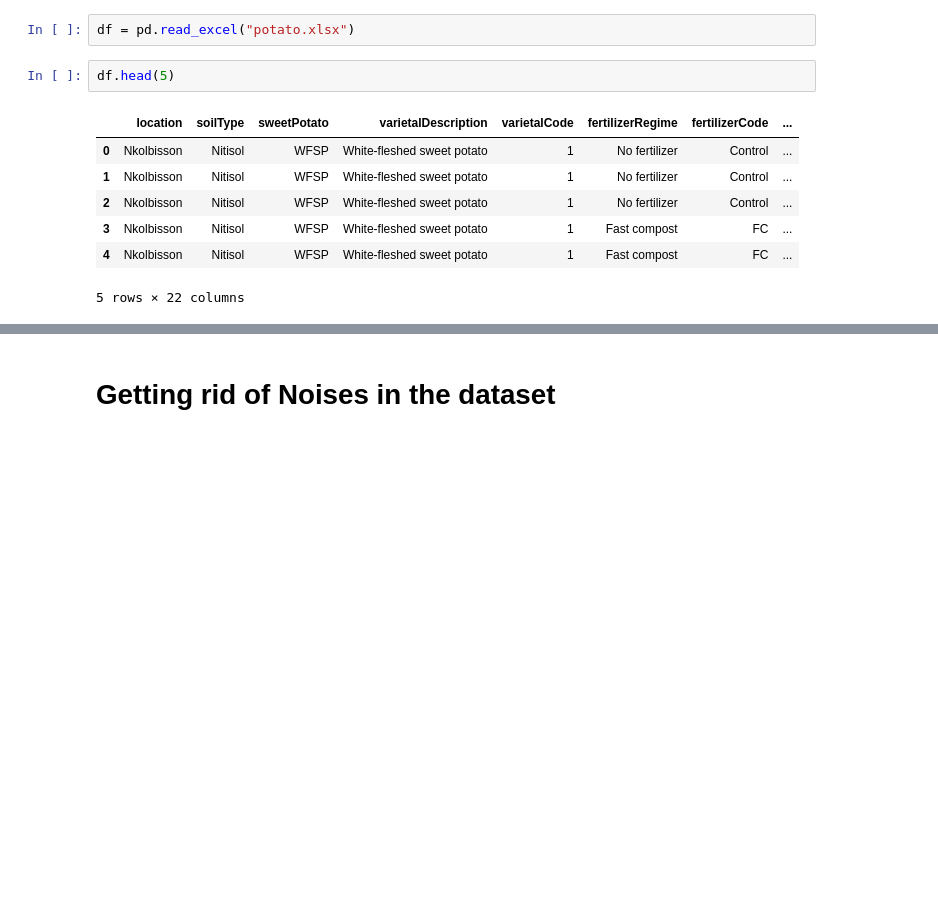
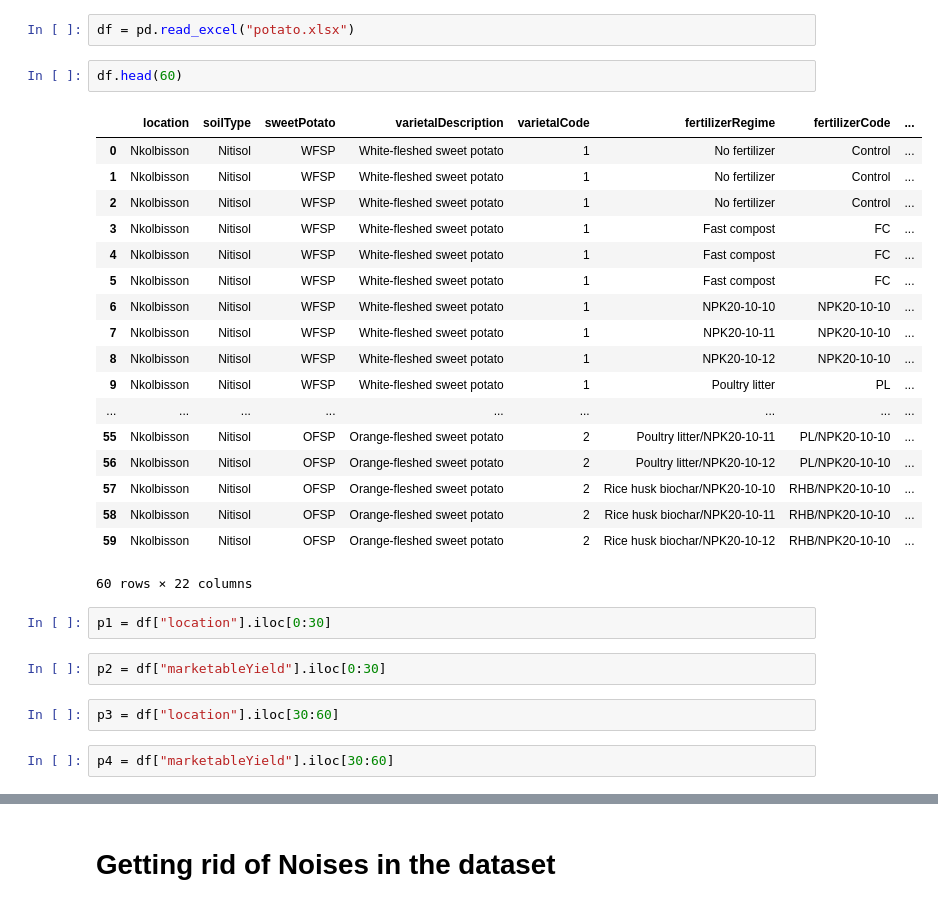
Before and after one commit to SharonSoul/Group-5-ML-Project, a Jupyter notebook: groupProject.ipynb, the cells around one changed output, grey strips where cells are left out. Saved outputs shown, nothing was run; the diff lists cells and outputs as text; blank space fills up the shorter version.

```diff
--- a/groupProject.ipynb
+++ b/groupProject.ipynb
@@ -26,12 +26,31 @@ le = LabelEncoder()
 # %%
 df = pd.read_excel("potato.xlsx")
 # %%
-df.head(5)
+df.head(60)
 # %% [output]
 |  | location | soilType | sweetPotato | varietalDescription | varietalCode | fertilizerRegime | fertilizerCode | ... |
 | 0 | Nkolbisson | Nitisol | WFSP | White-fleshed sweet potato | 1 | No fertilizer | Control | ... |
 | 1 | Nkolbisson | Nitisol | WFSP | White-fleshed sweet potato | 1 | No fertilizer | Control | ... |
 | 2 | Nkolbisson | Nitisol | WFSP | White-fleshed sweet potato | 1 | No fertilizer | Control | ... |
 | 3 | Nkolbisson | Nitisol | WFSP | White-fleshed sweet potato | 1 | Fast compost | FC | ... |
 | 4 | Nkolbisson | Nitisol | WFSP | White-fleshed sweet potato | 1 | Fast compost | FC | ... |
+| 5 | Nkolbisson | Nitisol | WFSP | White-fleshed sweet potato | 1 | Fast compost | FC | ... |
+| 6 | Nkolbisson | Nitisol | WFSP | White-fleshed sweet potato | 1 | NPK20-10-10 | NPK20-10-10 | ... |
+| 7 | Nkolbisson | Nitisol | WFSP | White-fleshed sweet potato | 1 | NPK20-10-11 | NPK20-10-10 | ... |
+| 8 | Nkolbisson | Nitisol | WFSP | White-fleshed sweet potato | 1 | NPK20-10-12 | NPK20-10-10 | ... |
+| 9 | Nkolbisson | Nitisol | WFSP | White-fleshed sweet potato | 1 | Poultry litter | PL | ... |
+| ... | ... | ... | ... | ... | ... | ... | ... | ... |
+| 55 | Nkolbisson | Nitisol | OFSP | Orange-fleshed sweet potato | 2 | Poultry litter/NPK20-10-11 | PL/NPK20-10-10 | ... |
+| 56 | Nkolbisson | Nitisol | OFSP | Orange-fleshed sweet potato | 2 | Poultry litter/NPK20-10-12 | PL/NPK20-10-10 | ... |
+| 57 | Nkolbisson | Nitisol | OFSP | Orange-fleshed sweet potato | 2 | Rice husk biochar/NPK20-10-10 | RHB/NPK20-10-10 | ... |
+| 58 | Nkolbisson | Nitisol | OFSP | Orange-fleshed sweet potato | 2 | Rice husk biochar/NPK20-10-11 | RHB/NPK20-10-10 | ... |
+| 59 | Nkolbisson | Nitisol | OFSP | Orange-fleshed sweet potato | 2 | Rice husk biochar/NPK20-10-12 | RHB/NPK20-10-10 | ... |
-5 rows × 22 columns
+60 rows × 22 columns
+# %%
+p1 = df["location"].iloc[0:30]
+# %%
+p2 = df["marketableYield"].iloc[0:30]
+# %%
+p3 = df["location"].iloc[30:60]
+# %%
+p4 = df["marketableYield"].iloc[30:60]
```
Also changed, not shown: parts of 24 cells of this notebook, 11 other files.
